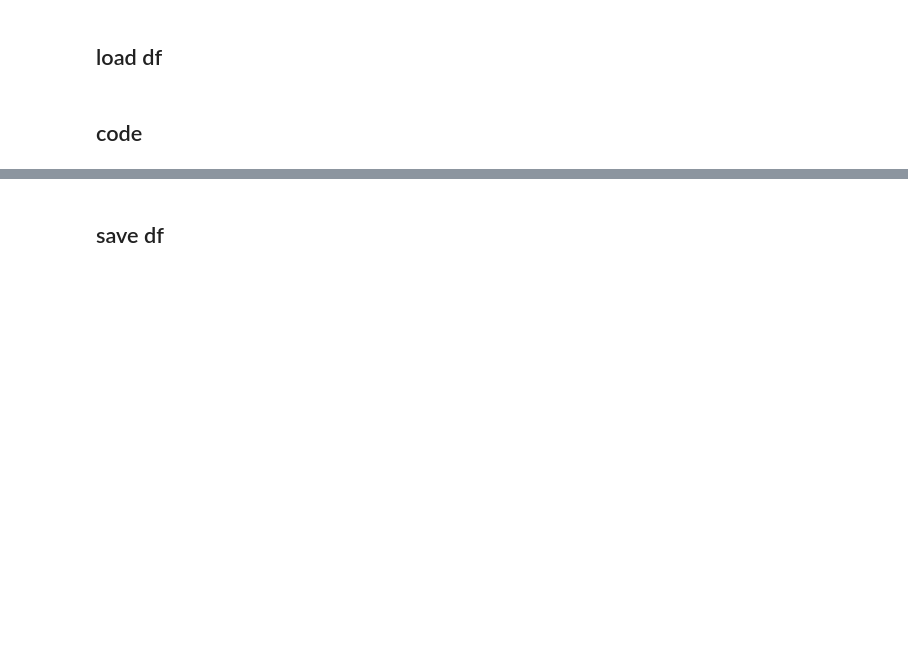
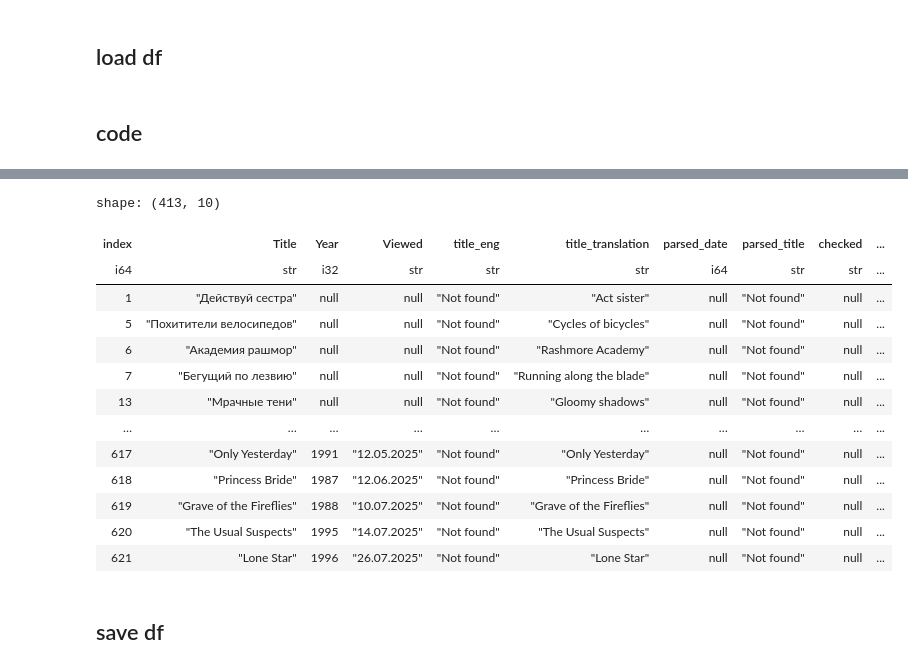
Before and after one commit to KonstantinBurkin/movie-list, a Jupyter notebook: notebooks/upload_movie_creds.ipynb, the cells around one changed output, grey strips where cells are left out. Cells and saved outputs as stored; diff of their text form; code cells hidden in the pictures; blank space fills up the shorter version.

```diff
--- a/notebooks/upload_movie_creds.ipynb
+++ b/notebooks/upload_movie_creds.ipynb
@@ -24,0 +70,23 @@ movies_df = pl.read_parquet(file_path)
+# %%
+movies_df = movies_df.with_columns(
+    c("Title")
+    .map_elements(lambda x: titles_mapping.get(x, x))
+    .alias("gpt_parsed_titles")
+)
+# %%
+movies_df.filter(c("checked").is_null())
+# %% [output]
+shape: (413, 10)
+| index | Title | Year | Viewed | title_eng | title_translation | parsed_date | parsed_title | checked | ... |
+| i64 | str | i32 | str | str | str | i64 | str | str | ... |
+| 1 | "Действуй сестра" | null | null | "Not found" | "Act sister" | null | "Not found" | null | ... |
+| 5 | "Похитители велосипедов" | null | null | "Not found" | "Cycles of bicycles" | null | "Not found" | null | ... |
+| 6 | "Академия рашмор" | null | null | "Not found" | "Rashmore Academy" | null | "Not found" | null | ... |
+| 7 | "Бегущий по лезвию" | null | null | "Not found" | "Running along the blade" | null | "Not found" | null | ... |
+| 13 | "Мрачные тени" | null | null | "Not found" | "Gloomy shadows" | null | "Not found" | null | ... |
+| … | … | … | … | … | … | … | … | … | ... |
+| 617 | "Only Yesterday" | 1991 | "12.05.2025" | "Not found" | "Only Yesterday" | null | "Not found" | null | ... |
+| 618 | "Princess Bride" | 1987 | "12.06.2025" | "Not found" | "Princess Bride" | null | "Not found" | null | ... |
+| 619 | "Grave of the Fireflies" | 1988 | "10.07.2025" | "Not found" | "Grave of the Fireflies" | null | "Not found" | null | ... |
+| 620 | "The Usual Suspects" | 1995 | "14.07.2025" | "Not found" | "The Usual Suspects" | null | "Not found" | null | ... |
+| 621 | "Lone Star" | 1996 | "26.07.2025" | "Not found" | "Lone Star" | null | "Not found" | null | ... |
```
Also changed, not shown: parts of 8 cells of this notebook.
